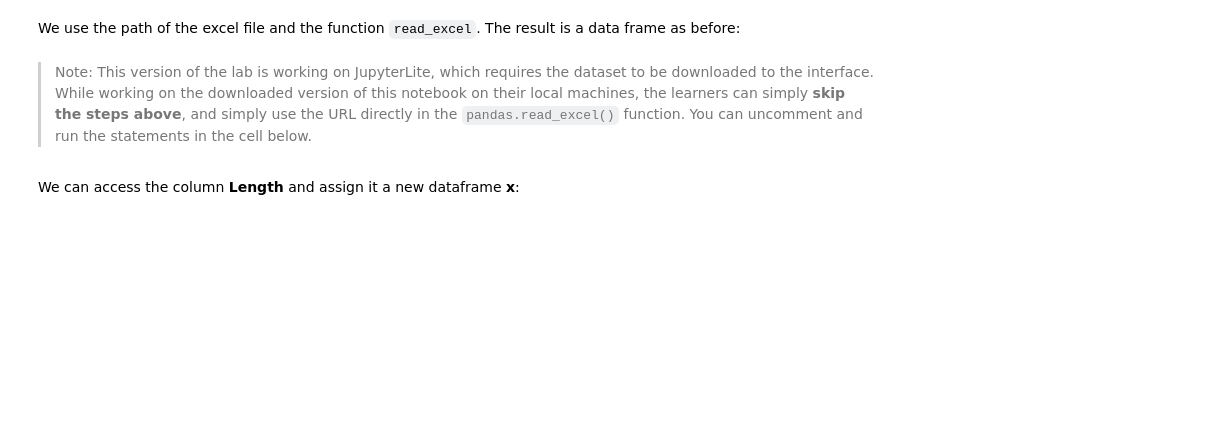
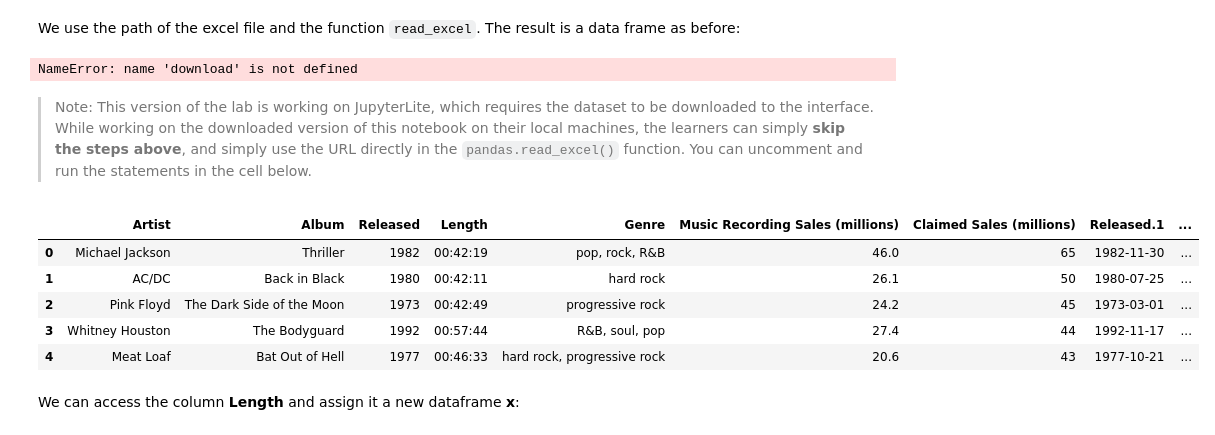
Before and after one commit to tmmendoza29/Coursera, a Jupyter notebook: Python/4-Working with Data/PY0101EN-4-3-LoadData-20230424-1682294400.jupyterlite.ipynb, the cells around one changed output. Drawn from its saved outputs; the diff is of its cells as text; code cells hidden in the pictures; blank space fills up the shorter version.

```diff
--- a/Python/4-Working with Data/PY0101EN-4-3-LoadData-20230424-1682294400.jupyterlite.ipynb
+++ b/Python/4-Working with Data/PY0101EN-4-3-LoadData-20230424-1682294400.jupyterlite.ipynb
@@ -220,17 +224,26 @@ We use the path of the excel file and the function <code>read_excel</code>. The
 # %%
 # Read data from Excel File and print the first five rows
 
-xlsx_path = 'https://cf-courses-data.s3.us.cloud-object-storage.appdomain.cloud/IBMDeveloperSkillsNetwork-PY0101EN-SkillsNetwork/jupyterlite/files/Module%205/data/TopSellingAlbums.xlsx'
+# xlsx_path = 'https://cf-courses-data.s3.us.cloud-object-storage.appdomain.cloud/IBMDeveloperSkillsNetwork-PY0101EN-SkillsNetwork/jupyterlite/files/Module%205/data/TopSellingAlbums.xlsx'
 
-await download(xlsx_path, "TopSellingAlbums.xlsx")
-df = pd.read_excel("TopSellingAlbums.xlsx")
-df.head()
+# await download(xlsx_path, "TopSellingAlbums.xlsx")
+# df = pd.read_excel("TopSellingAlbums.xlsx")
+# df.head()
+# %% [output]
+NameError: name 'download' is not defined
 # %% [markdown]
 > Note: This version of the lab is working on JupyterLite, which requires the dataset to be downloaded to the interface. While working on the downloaded version of this notebook on their local machines, the learners can simply **skip the steps above**, and simply use the URL directly in the `pandas.read_excel()` function. You can uncomment and run the statements in the cell below.
 # %%
-#xlsx_path = 'https://cf-courses-data.s3.us.cloud-object-storage.appdomain.cloud/IBMDeveloperSkillsNetwork-PY0101EN-SkillsNetwork/jupyterlite/files/Module%205/data/TopSellingAlbums.xlsx'
-#df = pd.read_excel(xlsx_path)
-#df.head()
+xlsx_path = 'https://cf-courses-data.s3.us.cloud-object-storage.appdomain.cloud/IBMDeveloperSkillsNetwork-PY0101EN-SkillsNetwork/jupyterlite/files/Module%205/data/TopSellingAlbums.xlsx'
+df = pd.read_excel(xlsx_path)
+df.head()
+# %% [output]
+|  | Artist | Album | Released | Length | Genre | Music Recording Sales (millions) | Claimed Sales (millions) | Released.1 | ... |
+| 0 | Michael Jackson | Thriller | 1982 | 00:42:19 | pop, rock, R&B | 46.0 | 65 | 1982-11-30 | ... |
+| 1 | AC/DC | Back in Black | 1980 | 00:42:11 | hard rock | 26.1 | 50 | 1980-07-25 | ... |
+| 2 | Pink Floyd | The Dark Side of the Moon | 1973 | 00:42:49 | progressive rock | 24.2 | 45 | 1973-03-01 | ... |
+| 3 | Whitney Houston | The Bodyguard | 1992 | 00:57:44 | R&B, soul, pop | 27.4 | 44 | 1992-11-17 | ... |
+| 4 | Meat Loaf | Bat Out of Hell | 1977 | 00:46:33 | hard rock, progressive rock | 20.6 | 43 | 1977-10-21 | ... |
 # %% [markdown]
 We can access the column <b>Length</b> and assign it a new dataframe <b>x</b>:
 # %%
```
Also changed, not shown: parts of 17 cells of this notebook.
